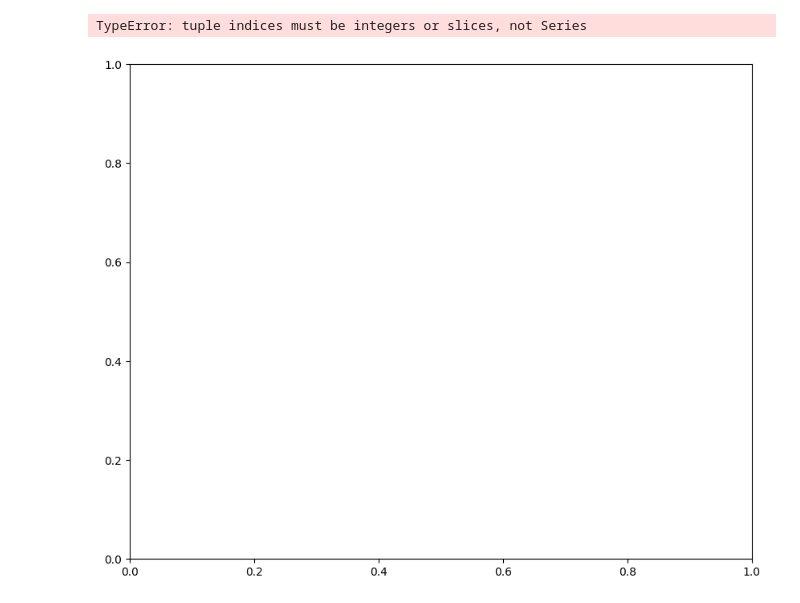
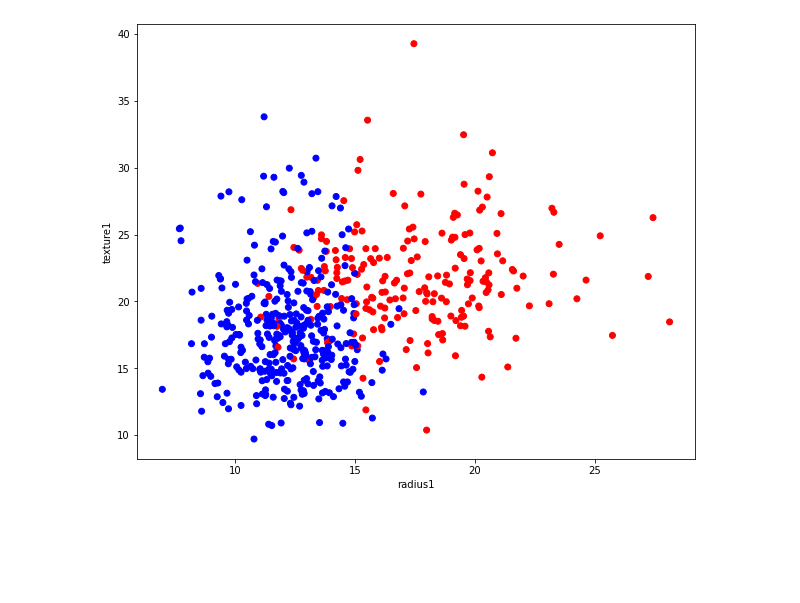
Before and after one commit to lflugo22/csug-mis480, a Jupyter notebook: notebooks/cancer-lgr.ipynb, the cells around one changed output. Saved outputs shown, nothing was run; the diff lists cells and outputs as text; code cells hidden in the pictures; blank space fills up the shorter version.

Commit message:
Working scatterplot

```diff
--- a/notebooks/cancer-lgr.ipynb
+++ b/notebooks/cancer-lgr.ipynb
@@ -84,14 +15,14 @@ plt.show()
 # %%
-colors = ("r","b")
+colorMap = {"M":"r","B":"b"}
 fig = plt.figure(figsize=(10,8))
 ax = fig.add_subplot(111)
-ax.scatter(X1['radius1'],
-           X1['texture1'],
-           c=colors[X1['diagnosis']])
+ax.scatter(X['radius1'],
+           X['texture1'],
+           c=y['Diagnosis'].map(colorMap)
+           )
 
-ax.set_xlabel("mean radius")
-ax.set_ylabel("mean texture")
+ax.set_xlabel("radius1")
+ax.set_ylabel("texture1")
 plt.show()
 # %% [output]
-TypeError: tuple indices must be integers or slices, not Series
-[figure, old version]
+[figure, new version]
```
Also changed, not shown: parts of 5 cells of this notebook.
